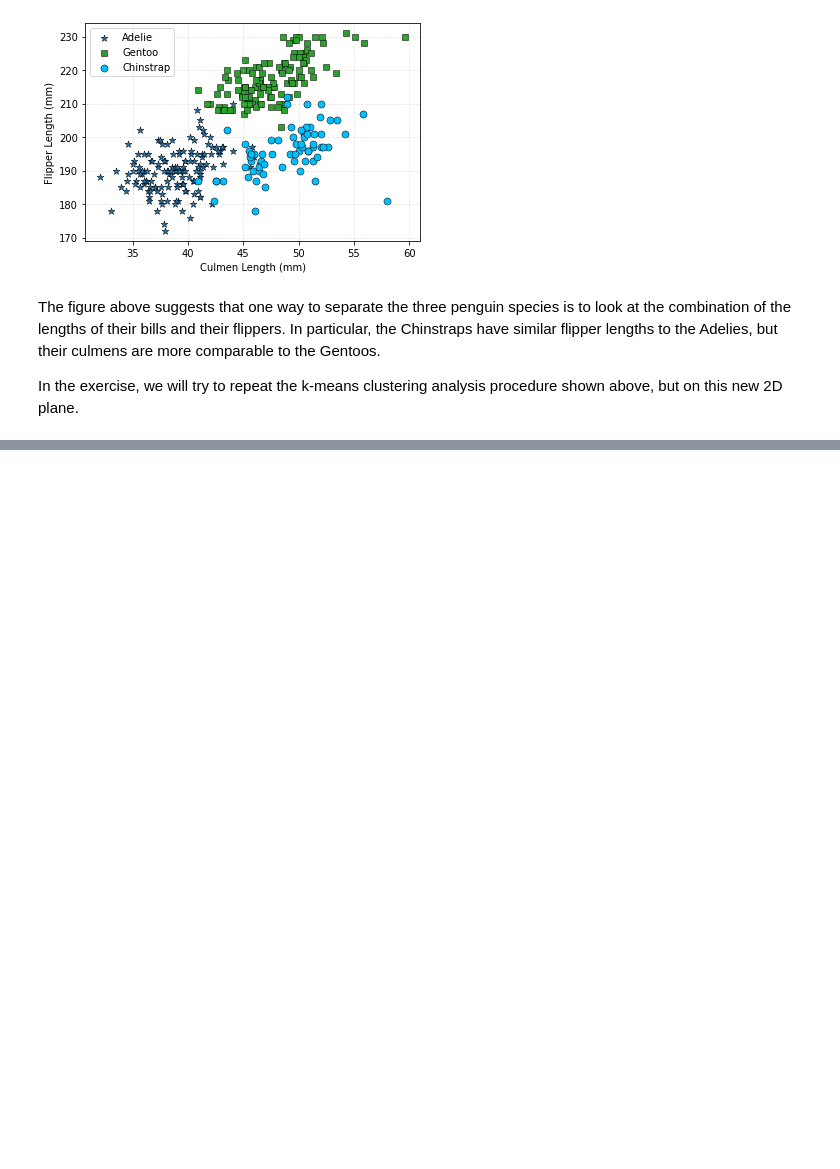
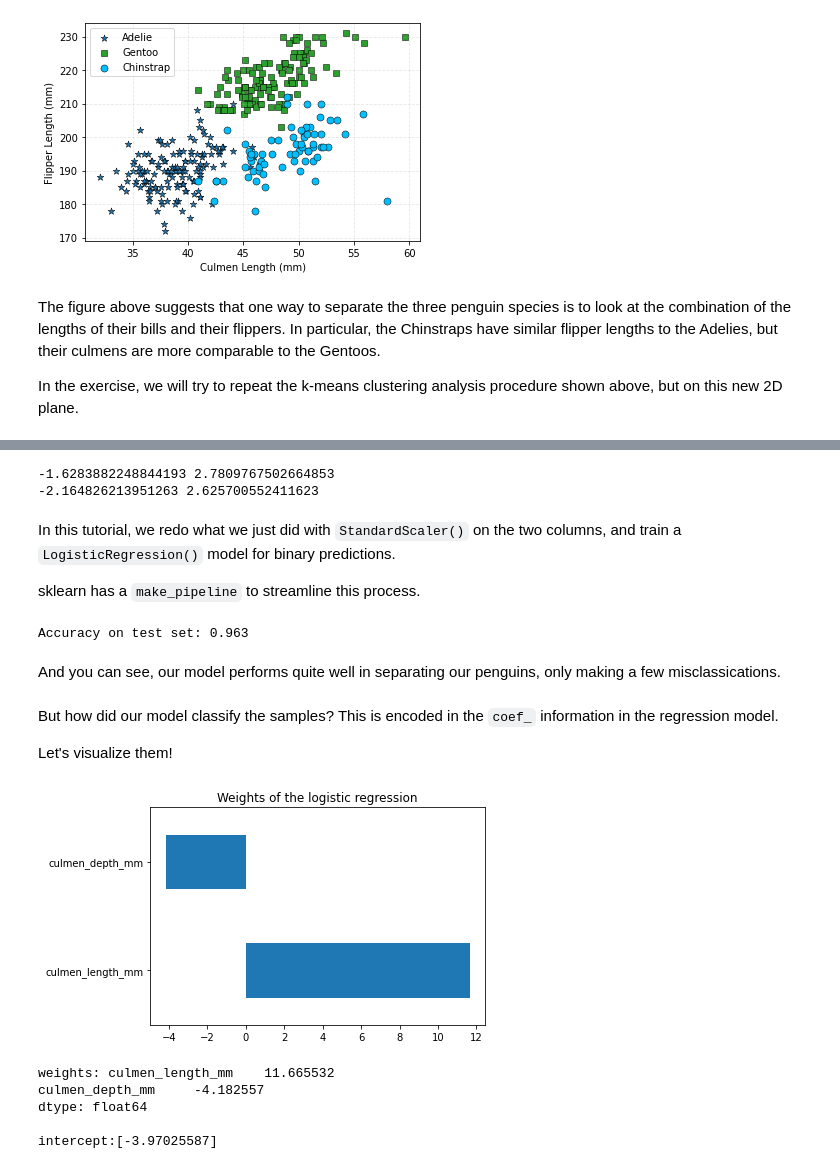
Before and after one commit to tbeucler/2022_Intro_Python, a Jupyter notebook: Tutorials/W4_S1_Tutorial.ipynb, the cells around one changed output, grey strips where cells are left out. Saved outputs shown, nothing was run; the diff lists cells and outputs as text; code cells hidden in the pictures; blank space fills up the shorter version.

```diff
--- a/Tutorials/W4_S1_Tutorial.ipynb
+++ b/Tutorials/W4_S1_Tutorial.ipynb
@@ -411,0 +469,10 @@ In the exercise, we will try to repeat the k-means clustering analysis procedure
+# %%
+from sklearn.model_selection import train_test_split
+
+penguins_train, penguins_test = train_test_split(penguins_small, random_state=0)
+
+data_train = penguins_train[culmen_columns]
+data_test = penguins_test[culmen_columns]
+
+target_train = penguins_train[target_column]
+target_test = penguins_test[target_column]
@@ -411,0 +506,46 @@ In the exercise, we will try to repeat the k-means clustering analysis procedure
+# %%
+print(np.min(c_length_stand),np.max(c_length_stand))
+print(np.min(c_depth_stand),np.max(c_depth_stand))
+# %% [output]
+-1.6283882248844193 2.7809767502664853
+-2.164826213951263 2.625700552411623
+# %% [markdown]
+In this tutorial, we redo what we just did with `StandardScaler()` on the two columns, and train a `LogisticRegression()` model for binary predictions.
+
+sklearn has a `make_pipeline` to streamline this process.
+# %%
+from sklearn.pipeline import make_pipeline
+from sklearn.preprocessing import StandardScaler
+from sklearn.linear_model import LogisticRegression
+
+logistic_regression = make_pipeline(
+    StandardScaler(), LogisticRegression(penalty="none")
+)
+logistic_regression.fit(data_train, target_train)
+accuracy = logistic_regression.score(data_test, target_test)
+print(f"Accuracy on test set: {accuracy:.3f}")
+# %% [output]
+Accuracy on test set: 0.963
+# %% [markdown]
+And you can see, our model performs quite well in separating our penguins, only making a few misclassications.
+# %% [markdown]
+But how did our model classify the samples? This is encoded in the `coef_` information in the regression model.
+
+Let's visualize them!
+# %%
+coefs = logistic_regression[-1].coef_[0]  # the coefficients is a 2d array
+weights = pd.Series(coefs, index=culmen_columns)
+# %%
+weights.plot.barh()
+_ = plt.title("Weights of the logistic regression")
+# %% [output]
+[figure, added]
+# %%
+print(f"weights: {weights}\n")
+print(f"intercept:{logistic_regression[-1].intercept_}")
+# %% [output]
+weights: culmen_length_mm    11.665532
+culmen_depth_mm     -4.182557
+dtype: float64
+
+intercept:[-3.97025587]
```
Also changed, not shown: parts of 18 cells of this notebook.
